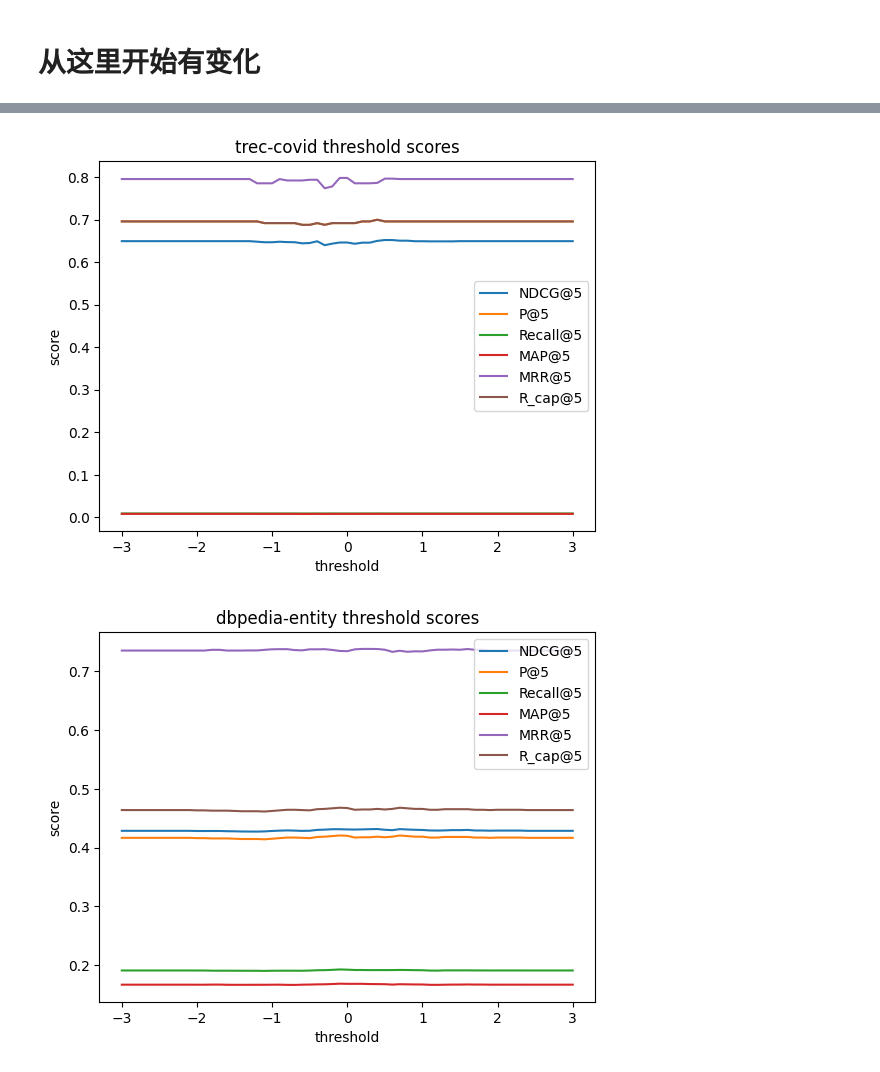
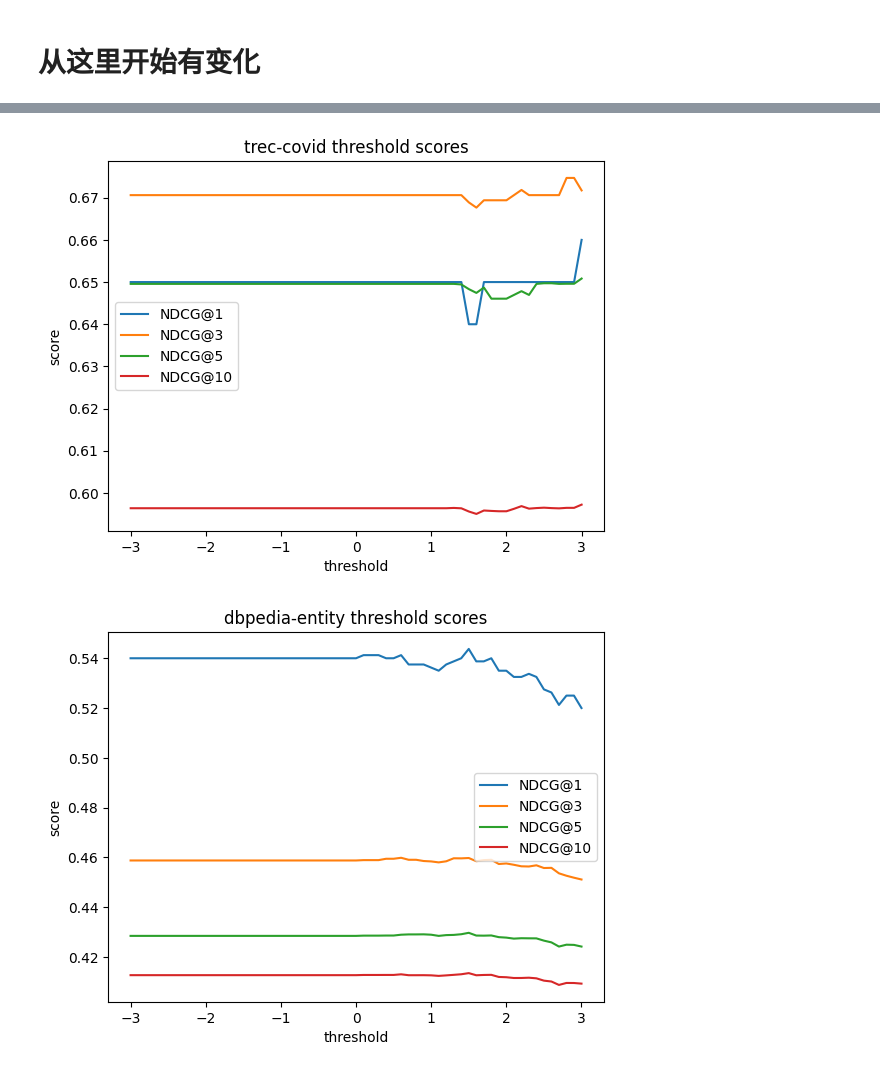
Before and after one commit to zerocpp/frag4, a Jupyter notebook: 实验-熵差与相关性.ipynb, the cells around one changed output, grey strips where cells are left out. Drawn from its saved outputs; the diff is of its cells as text; code cells hidden in the pictures.

```diff
--- a/实验-熵差与相关性.ipynb
+++ b/实验-熵差与相关性.ipynb
@@ -101,19 +101,23 @@ for dataset_name in tqdm(dataset_names, desc='load dataset'):
     query_entropies = {}
     doc_entropy_results = {}
     diff_entropy_results = {}
+    rank_index_results = {} # 10-i作为分数
 
     for qid in rank_results:
         query_entropies[qid] = get_doc_entropy(qid)
         doc_entropy_results[qid] = {}
         diff_entropy_results[qid] = {}
-        for docid in rank_results[qid]:
+        rank_index_results[qid] = {}
+        for i, docid in enumerate(rank_results[qid]):
             no_doc_entropy = get_doc_entropy(qid, 'no')
             doc_entropy = get_doc_entropy(qid, docid)
             doc_entropy_results[qid][docid] = -doc_entropy
             diff_entropy_results[qid][docid] = no_doc_entropy - doc_entropy
+            rank_index_results[qid][docid] = 10.0 - i
 
     all_data[dataset_name]['query_entropies'] = query_entropies
     all_results[dataset_name]['doc_entropy_results'] = doc_entropy_results
     all_results[dataset_name]['diff_entropy_results'] = diff_entropy_results
+    all_results[dataset_name]['rank_index_results'] = rank_index_results
 # %%
 ALL_THRESHOLDS = [x/10 for x in range(-30, 31, 1)]
@@ -142,16 +130,19 @@ ALL_THRESHOLDS
 def calculate_score(rank_score, diff_entropy_score, doc_entropy, nodoc_entropy, threshold):
     if diff_entropy_score is None or doc_entropy is None or nodoc_entropy is None:
         return rank_score
-    if doc_entropy > 0.1:
+    if no_doc_entropy < 0.1: # 不带doc的语义熵就很低
         return rank_score
-    if diff_entropy_score < threshold:
+    if doc_entropy > 0.1: # 加上doc后语义熵不够低
         return rank_score
-    return rank_score + 0.01
+    if nodoc_entropy - doc_entropy > threshold: # 语义熵减少的足够多
+        return rank_score
+    return rank_score - 1.0 # 语义熵减少的不够多
 
 for dataset_name in tqdm(dataset_names, desc='calulate'):
     threshold_results = {}
     for threshold in ALL_THRESHOLDS:
-        rank_results = all_results[dataset_name]['rank_results']
+        # rank_results = all_results[dataset_name]['rank_results']
+        rank_results = all_results[dataset_name]['rank_index_results']
         new_results = defaultdict(dict)
         for qid in rank_results:
             for docid in rank_results[qid]:
@@ -187,23 +178,24 @@ for dataset_name in tqdm(dataset_names, desc='eval'):
 # %%
 # 绘制直线图，对比不同阈值下的评价指标
 def plot_scores(score_names, scores, thresholds, title):
     import matplotlib.pyplot as plt
     plt.figure()
     for k1, k2 in score_names:
         score_values = [scores[f'threshold_{threshold}'][k1][k2] for threshold in thresholds]
         plt.plot(thresholds, score_values, label=k2)
     plt.xlabel('threshold')
     plt.ylabel('score')
     plt.title(title)
     plt.legend()
     plt.show()
 
 for dataset_name in dataset_names:
-    k = 5
-    score_names = [('ndcg', f'NDCG@{k}'), ('precision', f'P@{k}'), ('recall', f'Recall@{k}'), ('map', f'MAP@{k}'), ('mrr', f'MRR@{k}'), ('recall_cap', f'R_cap@{k}')]
+    # k = 5
+    # score_names = [('ndcg', f'NDCG@{k}'), ('precision', f'P@{k}'), ('recall', f'Recall@{k}'), ('map', f'MAP@{k}'), ('mrr', f'MRR@{k}'), ('recall_cap', f'R_cap@{k}')]
+    score_names = [('ndcg', f'NDCG@{k}') for k in [1,3,5,10]]
     scores = all_scores[dataset_name]
     thresholds = ALL_THRESHOLDS
     plot_scores(score_names, scores, thresholds, f'{dataset_name} threshold scores')
 # %% [output]
-[figure, old version]
+[figure, new version]
-[figure, old version]
+[figure, new version]
```
Also changed, not shown: parts of 4 cells of this notebook, 1 other file.
